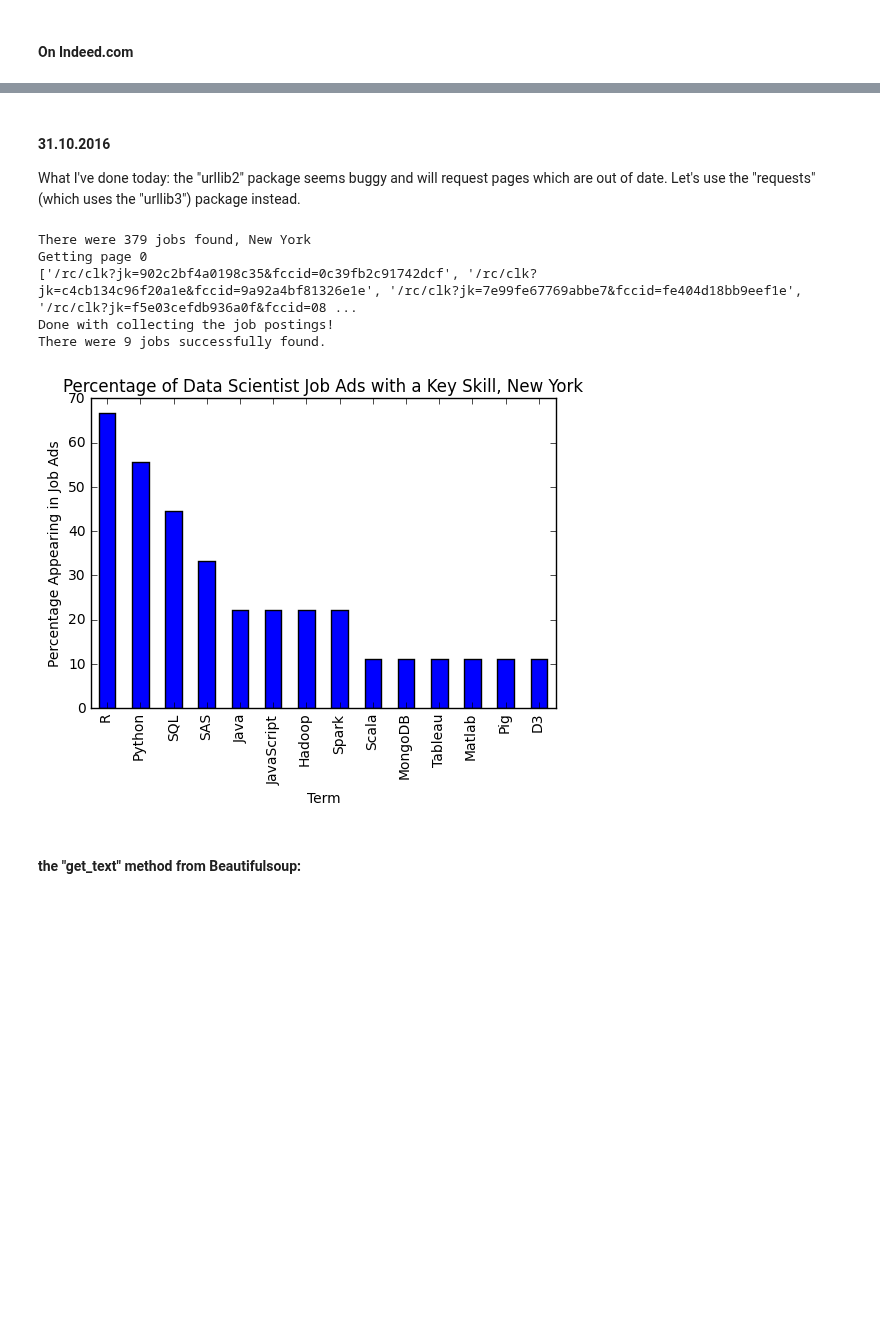
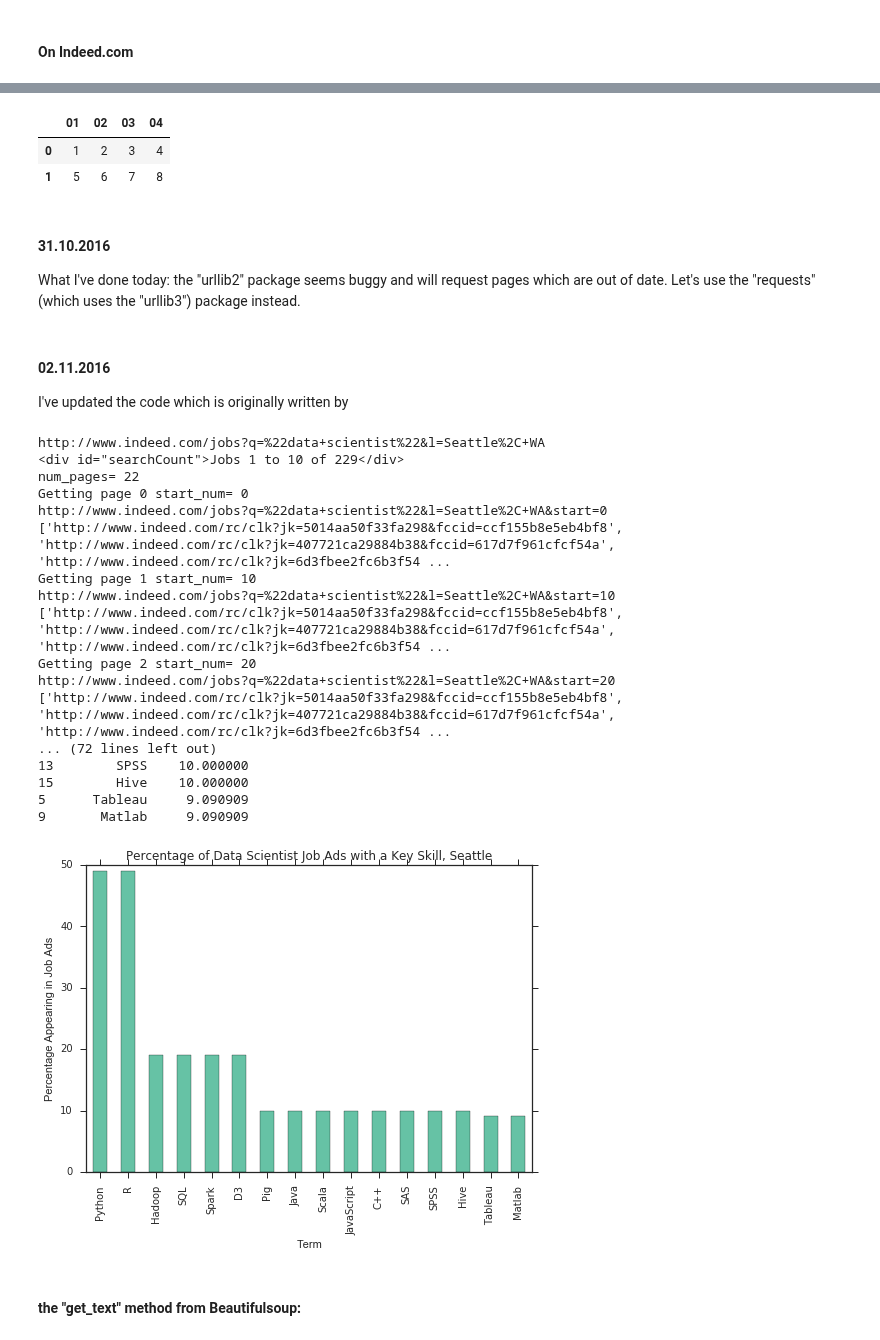
Before and after one commit to ScarletMcLearn/Notebooks, a Jupyter notebook: Web_Crawling_Basics.ipynb, the cells around one changed output, grey strips where cells are left out. Drawn from its saved outputs; the diff is of its cells as text; code cells hidden in the pictures; blank space fills up the shorter version.

```diff
--- a/Web_Crawling_Basics.ipynb
+++ b/Web_Crawling_Basics.ipynb
@@ -13,6 +14,9 @@ from collections import Counter # Keep track of our term counts
 import nltk
 import pandas as pd # For converting results to a dataframe and bar chart plots
 %matplotlib inline
+# %%
+import seaborn as sns
+sns.set(style='ticks', palette='Set2')
 # %% [markdown]
 ## Now, I'm going to learn  Beautiful Soup:
 # %% [markdown]
@@ -530,9 +534,8 @@ IH-數據資料工程師(上班地點:台北市南京東路)
 #### Now, let's try to retreive texts from a site for test:
 # %%
 def text_cleaner(url):
-
-    site = urllib2.urlopen(url).read()                 # read the url link
-    soup = BeautifulSoup(site, 'html.parser')          # let our beautiful soup to parse the site
+    session = requests.Session()
+    soup = BeautifulSoup(session.get(url).content, 'lxml')  # let our beautiful soup to parse the site
 
     for script in soup(["script", "style"]):           # Remove these two unnecessary tags: "script" and "style"
         _=script.extract()
@@ -705,3 +953,9 @@ http://www.indeed.com/jobs?q=%22data+scientist%22&l=New+York%2C+NY&start=0
+# %%
+frame.tail()
+# %% [output]
+|  | 01 | 02 | 03 | 04 |
+| 0 | 1 | 2 | 3 | 4 |
+| 1 | 5 | 6 | 7 | 8 |
 # %% [markdown]
 #### 31.10.2016
 
@@ -798,12 +963,28 @@ def skills_info(city = None, state = None):
+# %% [markdown]
+#### 02.11.2016
+
+I've updated the code which is originally written by
 # %%
-seattle_info = skills_info(city = 'New York', state = 'NY')
+seattle_info = skills_info(city = 'Seattle', state = 'WA')
 # %% [output]
-There were 379 jobs found, New York
-Getting page 0
-['/rc/clk?jk=902c2bf4a0198c35&fccid=0c39fb2c91742dcf', '/rc/clk?jk=c4cb134c96f20a1e&fccid=9a92a4bf81326e1e', '/rc/clk?jk=7e99fe67769abbe7&fccid=fe404d18bb9eef1e', '/rc/clk?jk=f5e03cefdb936a0f&fccid=08 ...
-Done with collecting the job postings!
-There were 9 jobs successfully found.
+http://www.indeed.com/jobs?q=%22data+scientist%22&l=Seattle%2C+WA
+<div id="searchCount">Jobs 1 to 10 of 229</div>
+num_pages= 22
+Getting page 0 start_num= 0
+http://www.indeed.com/jobs?q=%22data+scientist%22&l=Seattle%2C+WA&start=0
+['http://www.indeed.com/rc/clk?jk=5014aa50f33fa298&fccid=ccf155b8e5eb4bf8', 'http://www.indeed.com/rc/clk?jk=407721ca29884b38&fccid=617d7f961cfcf54a', 'http://www.indeed.com/rc/clk?jk=6d3fbee2fc6b3f54 ...
+Getting page 1 start_num= 10
+http://www.indeed.com/jobs?q=%22data+scientist%22&l=Seattle%2C+WA&start=10
+['http://www.indeed.com/rc/clk?jk=5014aa50f33fa298&fccid=ccf155b8e5eb4bf8', 'http://www.indeed.com/rc/clk?jk=407721ca29884b38&fccid=617d7f961cfcf54a', 'http://www.indeed.com/rc/clk?jk=6d3fbee2fc6b3f54 ...
+Getting page 2 start_num= 20
+http://www.indeed.com/jobs?q=%22data+scientist%22&l=Seattle%2C+WA&start=20
+['http://www.indeed.com/rc/clk?jk=5014aa50f33fa298&fccid=ccf155b8e5eb4bf8', 'http://www.indeed.com/rc/clk?jk=407721ca29884b38&fccid=617d7f961cfcf54a', 'http://www.indeed.com/rc/clk?jk=6d3fbee2fc6b3f54 ...
+... (72 lines left out)
+13        SPSS    10.000000
+15        Hive    10.000000
+5      Tableau     9.090909
+9       Matlab     9.090909
-[figure, old version]
+[figure, new version]
 # %% [markdown]
 #### the "get_text" method from Beautifulsoup:
 # %%
```
Also changed, not shown: parts of 20 cells of this notebook.
